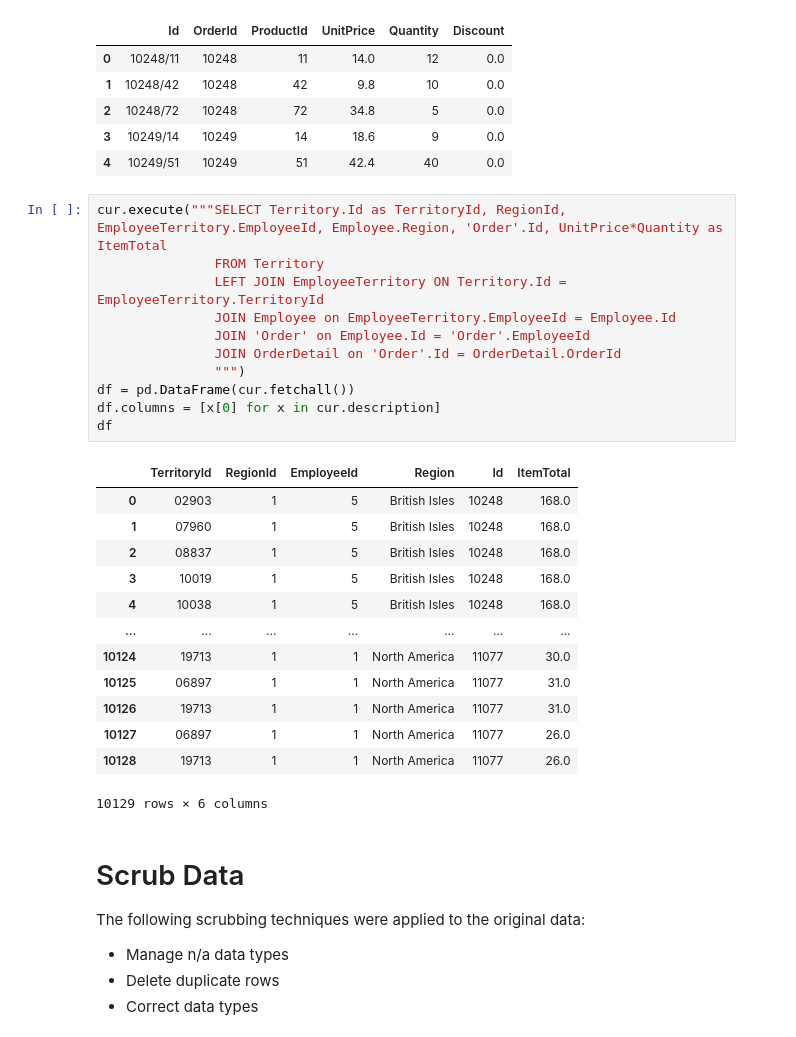
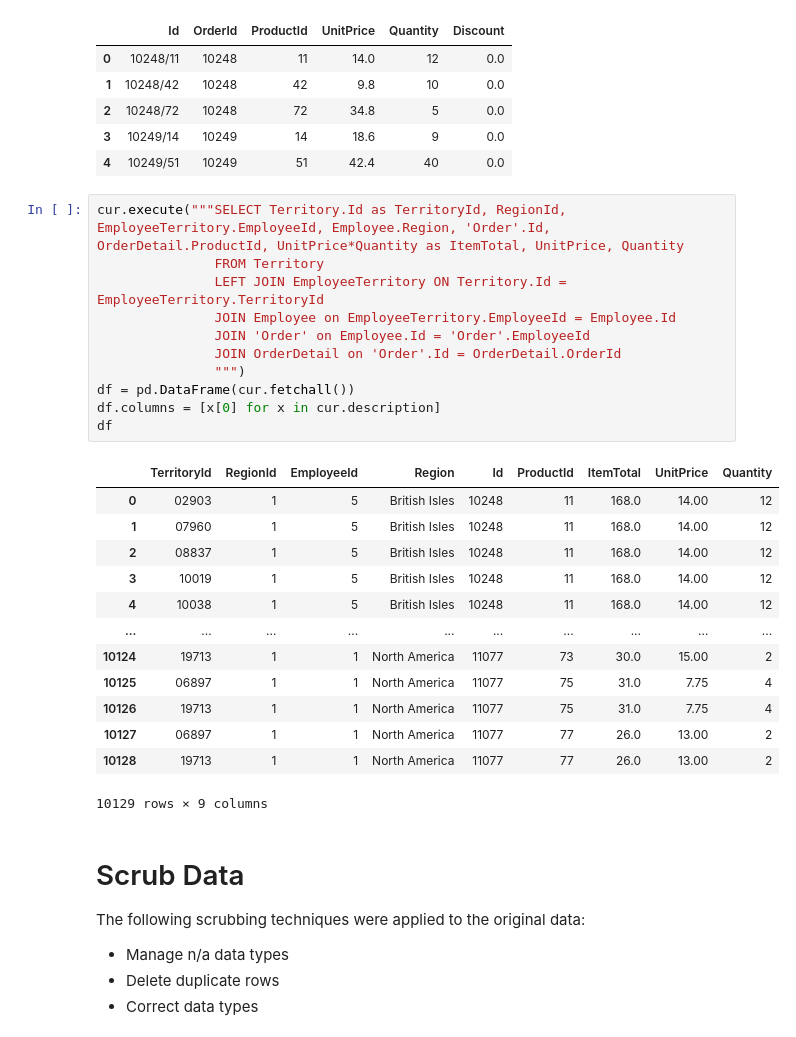
Before and after one commit to eannefawcett/Northwind-Database-Exploration, a Jupyter notebook: Region Performance.ipynb, the cells around one changed output. Cells and saved outputs as stored; diff of their text form.

```diff
--- a/Region Performance.ipynb
+++ b/Region Performance.ipynb
@@ -113,30 +116,30 @@ orderDetail.head()
 | 3 | 10249/14 | 10249 | 14 | 18.6 | 9 | 0.0 |
 | 4 | 10249/51 | 10249 | 51 | 42.4 | 40 | 0.0 |
 # %%
-cur.execute("""SELECT Territory.Id as TerritoryId, RegionId, EmployeeTerritory.EmployeeId, Employee.Region, 'Order'.Id, UnitPrice*Quantity as ItemTotal
+cur.execute("""SELECT Territory.Id as TerritoryId, RegionId, EmployeeTerritory.EmployeeId, Employee.Region, 'Order'.Id, OrderDetail.ProductId, UnitPrice*Quantity as ItemTotal, UnitPrice, Quantity
                FROM Territory
                LEFT JOIN EmployeeTerritory ON Territory.Id = EmployeeTerritory.TerritoryId
                JOIN Employee on EmployeeTerritory.EmployeeId = Employee.Id
                JOIN 'Order' on Employee.Id = 'Order'.EmployeeId
                JOIN OrderDetail on 'Order'.Id = OrderDetail.OrderId
                """)
 df = pd.DataFrame(cur.fetchall())
 df.columns = [x[0] for x in cur.description]
 df
 # %% [output]
-|  | TerritoryId | RegionId | EmployeeId | Region | Id | ItemTotal |
-| 0 | 02903 | 1 | 5 | British Isles | 10248 | 168.0 |
-| 1 | 07960 | 1 | 5 | British Isles | 10248 | 168.0 |
-| 2 | 08837 | 1 | 5 | British Isles | 10248 | 168.0 |
-| 3 | 10019 | 1 | 5 | British Isles | 10248 | 168.0 |
-| 4 | 10038 | 1 | 5 | British Isles | 10248 | 168.0 |
-| ... | ... | ... | ... | ... | ... | ... |
-| 10124 | 19713 | 1 | 1 | North America | 11077 | 30.0 |
-| 10125 | 06897 | 1 | 1 | North America | 11077 | 31.0 |
-| 10126 | 19713 | 1 | 1 | North America | 11077 | 31.0 |
-| 10127 | 06897 | 1 | 1 | North America | 11077 | 26.0 |
-| 10128 | 19713 | 1 | 1 | North America | 11077 | 26.0 |
+|  | TerritoryId | RegionId | EmployeeId | Region | Id | ProductId | ItemTotal | UnitPrice | Quantity |
+| 0 | 02903 | 1 | 5 | British Isles | 10248 | 11 | 168.0 | 14.00 | 12 |
+| 1 | 07960 | 1 | 5 | British Isles | 10248 | 11 | 168.0 | 14.00 | 12 |
+| 2 | 08837 | 1 | 5 | British Isles | 10248 | 11 | 168.0 | 14.00 | 12 |
+| 3 | 10019 | 1 | 5 | British Isles | 10248 | 11 | 168.0 | 14.00 | 12 |
+| 4 | 10038 | 1 | 5 | British Isles | 10248 | 11 | 168.0 | 14.00 | 12 |
+| ... | ... | ... | ... | ... | ... | ... | ... | ... | ... |
+| 10124 | 19713 | 1 | 1 | North America | 11077 | 73 | 30.0 | 15.00 | 2 |
+| 10125 | 06897 | 1 | 1 | North America | 11077 | 75 | 31.0 | 7.75 | 4 |
+| 10126 | 19713 | 1 | 1 | North America | 11077 | 75 | 31.0 | 7.75 | 4 |
+| 10127 | 06897 | 1 | 1 | North America | 11077 | 77 | 26.0 | 13.00 | 2 |
+| 10128 | 19713 | 1 | 1 | North America | 11077 | 77 | 26.0 | 13.00 | 2 |
-10129 rows × 6 columns
+10129 rows × 9 columns
 # %% [markdown]
 # Scrub Data
 
```
Also changed, not shown: parts of 124 cells of this notebook, 9 other files.
